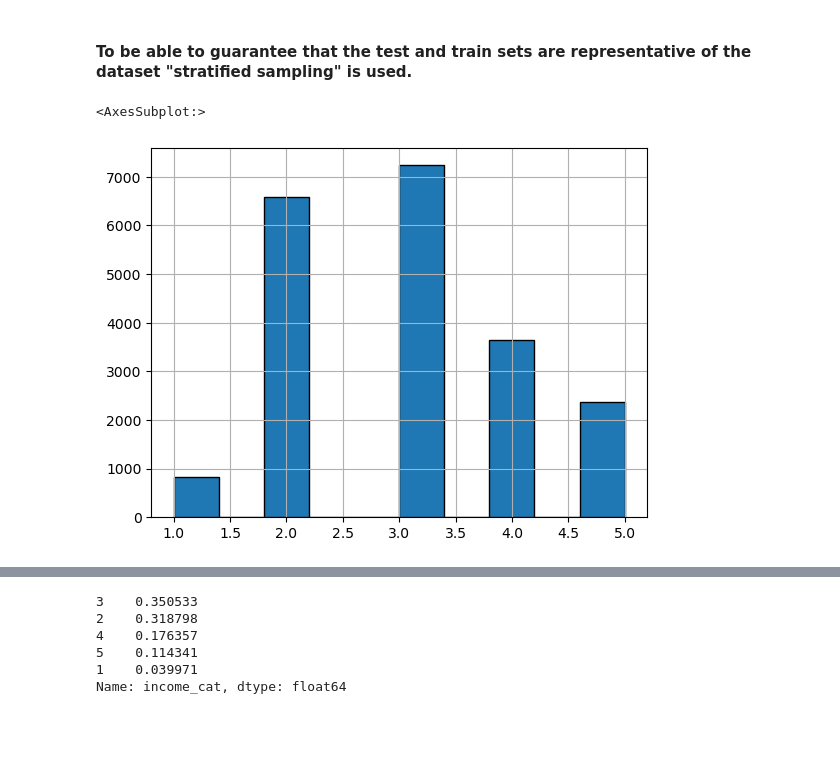
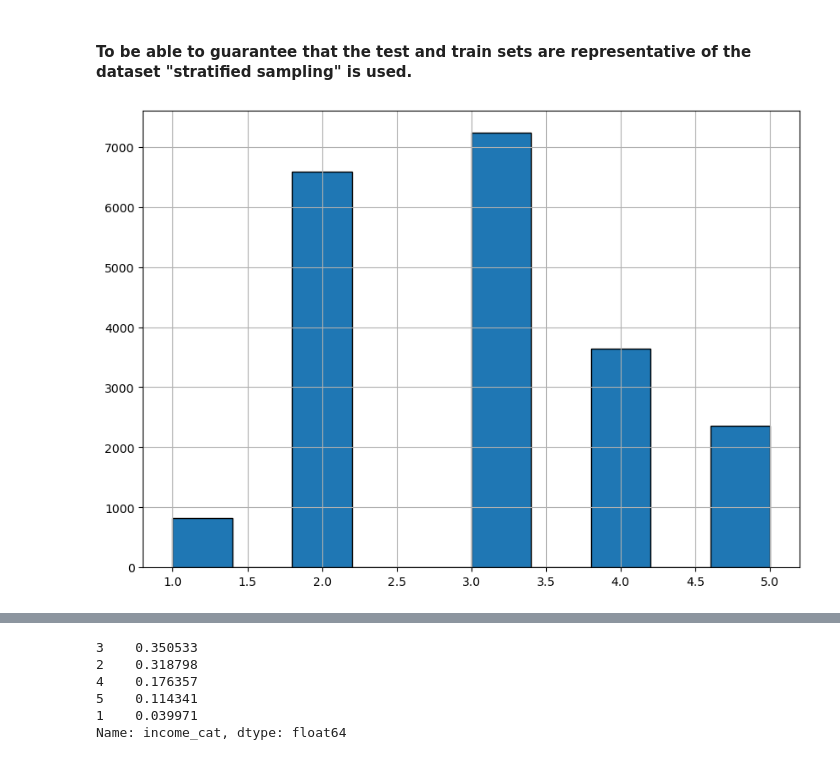
Before and after one commit to SparrowHere/California_Housing_Prices_Analysis, a Jupyter notebook: California_Housing.ipynb, the cells around one changed output, grey strips where cells are left out. Cells and saved outputs as stored; diff of their text form; code cells hidden in the pictures; blank space fills up the shorter version.

```diff
--- a/California_Housing.ipynb
+++ b/California_Housing.ipynb
@@ -154,13 +154,13 @@ print(f">> Train Set Size: {len(train_set)} ({percentages[0]*100}%)\n>> Test Set
 # %%
 # Creating a new column "income_cat" with 5 categories.
 df["income_cat"] = pd.cut(df["median_income"], bins = [0, 1.5, 3.0, 4.5, 6., np.inf], labels = [1, 2, 3, 4, 5])
 
 df["income_cat"].hist(
-    edgecolor = "black"
-)
+    edgecolor = "black",
+    figsize = (10, 7)
+);
 # %% [output]
-<AxesSubplot:>
-[figure, old version]
+[figure, new version]
 # %%
 # Stratified Sampling based on the "income_cat" column
 from sklearn.model_selection import StratifiedShuffleSplit
```
Also changed, not shown: parts of 1 cell of this notebook, 1 other file.
